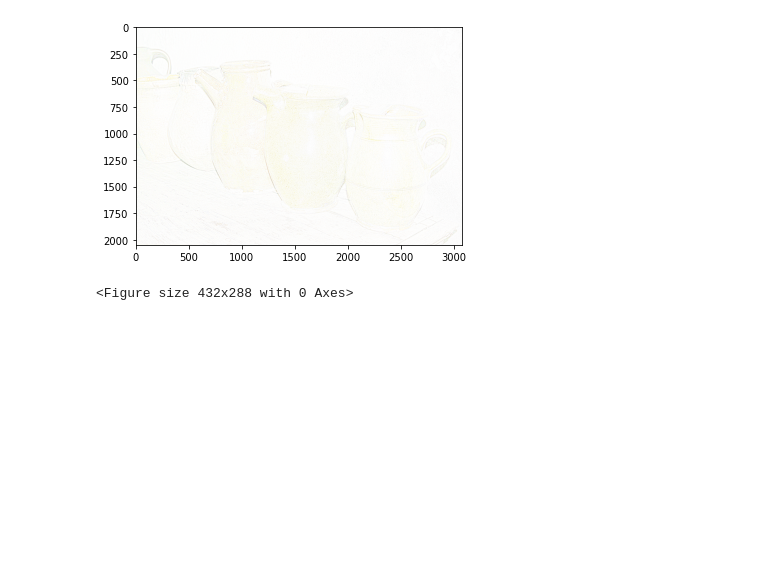
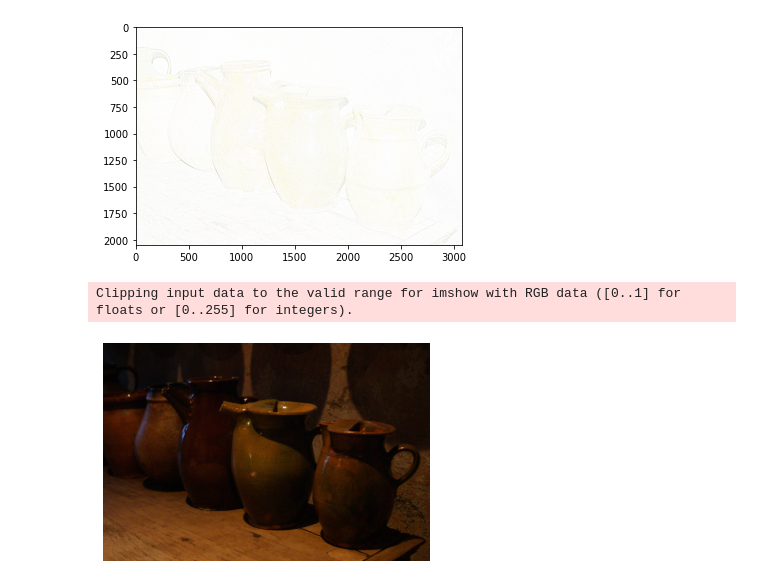
Before and after one commit to soham2109/CS-663-Assignments, a Jupyter notebook: CS-663-Project/FinalProject.ipynb, the cells around one changed output. Drawn from its saved outputs; the diff is of its cells as text; code cells hidden in the pictures; blank space fills up the shorter version.

```diff
--- a/CS-663-Project/FinalProject.ipynb
+++ b/CS-663-Project/FinalProject.ipynb
@@ -177,14 +234,23 @@ def remove_noise(name, noflash_bilateral, f_detail, joint_b, mask):
 # %%
-flash_image = cv2.imread('flash_data_JBF_Detail_transfer/potsdetail_00_flash.tif')
-noflash_image = cv2.imread('flash_data_JBF_Detail_transfer/potsdetail_01_noflash.tif')
+# lamp files
+# input_filename_flash = "flash_data_JBF_Detail_transfer/lamp_00_flash.tif"
+# input_filename_noflash = "flash_data_JBF_Detail_transfer/lamp_01_noflash.tif"
 
-name = "pots"
+# potsdetail files
+input_filename_flash = "flash_data_JBF_Detail_transfer/potsdetail_00_flash.tif"
+input_filename_noflash = "flash_data_JBF_Detail_transfer/potsdetail_01_noflash.tif"
+
+name = input_filename_noflash.split("/")[-1].split("_")[0]
+
+noflash_image = cv2.imread(input_filename_noflash)
+flash_image = cv2.imread(input_filename_flash)
+
 # mid_pix = (noflash_image.shape[0]//2-300,noflash_image.shape[1]//2-200)
 # flash_image = flash_image[mid_pix[0]-200:mid_pix[0]+200,mid_pix[1]-200:mid_pix[1]+200,:]
 # noflash_image = noflash_image[mid_pix[0]-200:mid_pix[0]+200,mid_pix[1]-200:mid_pix[1]+200,:]
 
-bilateral_flash = bilateral(name,flash_image,3,0.06)
-bilateral_noflash = bilateral(name,noflash_image,3,0.06)
+bilateral_flash = bilateral(name+"flash",flash_image,3,0.06)
+bilateral_noflash = bilateral(name+"noflash",noflash_image,3,0.06)
 joint_bilateral_out = joint_bilateral(name, flash_image, noflash_image,3, 0.06)
 # %%
 #joint_bilateral_out = joint_bilateral("out3", flash_image, noflash_image, 3, 0.75)
@@ -196,9 +262,14 @@ f_detail = detail_transfer(name,flash_image,bilateral_flash,0.02)
 Clipping input data to the valid range for imshow with RGB data ([0..1] for floats or [0..255] for integers).
 [figure]
 [figure]
-# %%
-final = remove_noise(name, bilateral_noflash, f_detail, joint_bilateral_out, mask)
-# %% [output]
-<Figure size 432x288 with 0 Axes>
+# %%
+final = remove_noise(name, bilateral_noflash, f_detail, joint_bilateral_out, mask)
+plt.figure()
+plt.imshow(final)
+plt.axis("off")
+plt.savefig("outputImages/NoiseRemoved_"+name+".png",dpi=600, bbox_inches="tight")
+# %% [output]
+Clipping input data to the valid range for imshow with RGB data ([0..1] for floats or [0..255] for integers).
+[figure, added]
 # %%
 without_mask = f_detail*joint_bilateral_out
```
Also changed, not shown: parts of 5 cells of this notebook, 43 other files.
